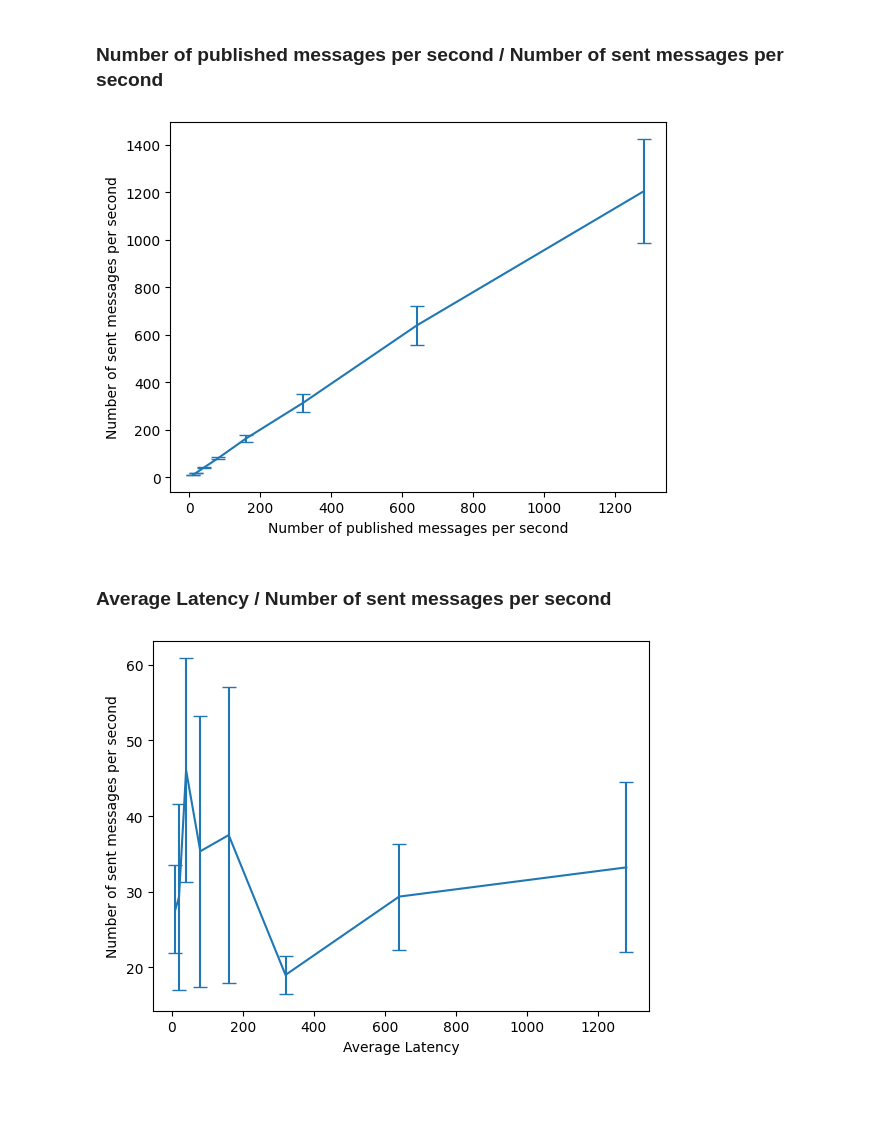
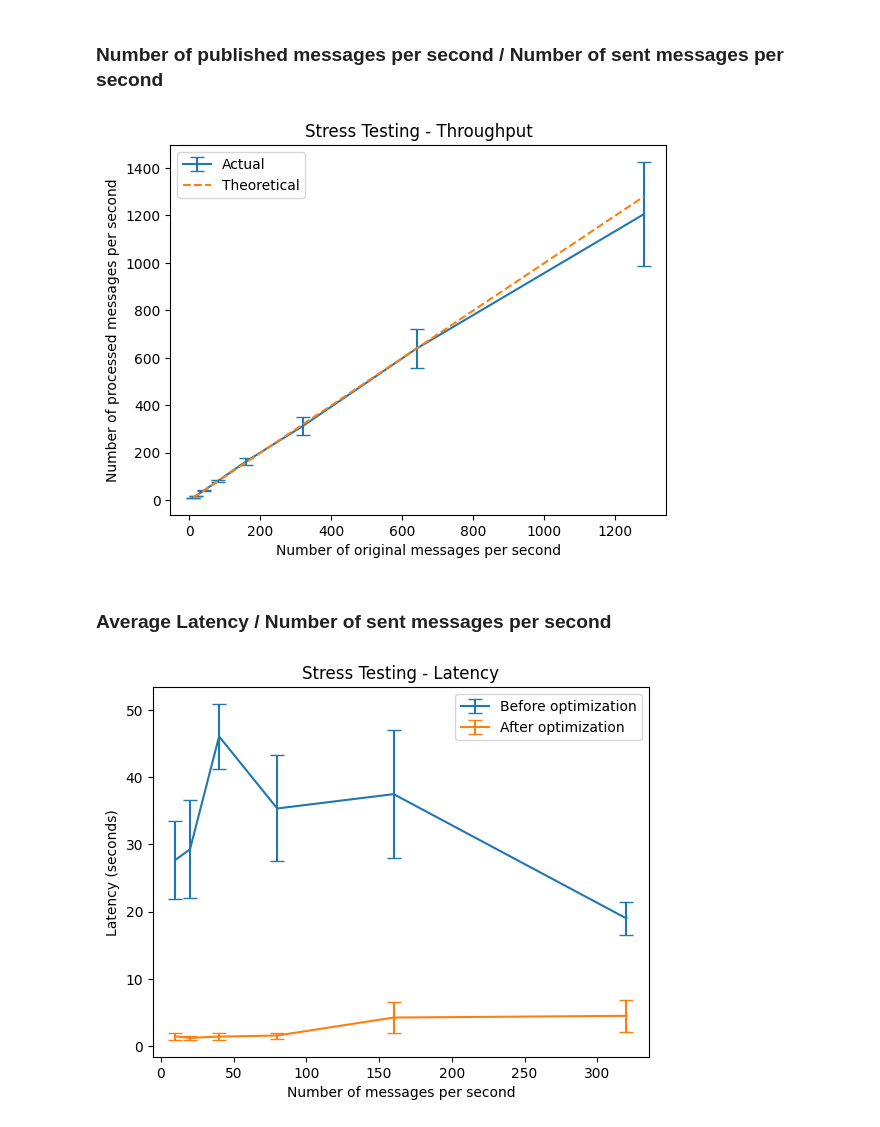
Before and after one commit to ml4wireless/adsb-nats, a Jupyter notebook: stress-test/plot/plot.ipynb, the cells around one changed output. Saved outputs shown, nothing was run; the diff lists cells and outputs as text; code cells hidden in the pictures; blank space fills up the shorter version.

Commit message:
add plot

```diff
--- a/stress-test/plot/plot.ipynb
+++ b/stress-test/plot/plot.ipynb
@@ -16,16 +17,19 @@ plt.savefig("plot1.png", dpi=300)
 # %% [markdown]
 ### Number of published messages per second / Number of sent messages per second
 # %%
-y = [9.874443407807874, 19.54826038307288, 39.90881734572004, 79.3277704406311, 163.79967891903564, 313.3439341031171, 639.3829351240825, 1205.4583994789093]
-y_err = [0.10434190778821169, 0.38941882428600766, 1.4569018328393784, 3.962222514377797, 15.439727401514103, 39.37626535506225, 81.73085649165283, 220.29990730995343]
+y = [9.805769419342436, 19.56178553966899, 40.082436856560754, 80.87751993038738, 163.79967891903564, 313.3439341031171, 639.3829351240825, 1205.4583994789093]
+y_err = [0.10307000552957915, 0.3121637121968478, 1.456961100527452, 3.182461588307222, 15.439727401514103, 39.37626535506225, 81.73085649165283, 220.29990730995343]
 x = [10, 20, 40, 80, 160, 320, 640, 1280]
 # %%
-plt.errorbar(x, y, yerr = y_err, capsize=5)
-plt.xlabel("Number of published messages per second")
-plt.ylabel("Number of sent messages per second")
-plt.savefig("plot2.png", dpi=300)
+plt.errorbar(x, y, yerr = y_err, capsize=5, label = "Actual")
+plt.errorbar(x, x, capsize=5, linestyle="--", label="Theoretical")
+plt.ylabel("Number of processed messages per second")
+plt.xlabel("Number of original messages per second")
+plt.legend()
+plt.title("Stress Testing - Throughput")
+plt.savefig("plot5.png", dpi=300)
 # %% [output]
-[figure, old version]
+[figure, new version]
 # %% [markdown]
 ### Average Latency / Number of sent messages per second
 # %%
@@ -35,7 +42,11 @@ x = [10, 20, 40, 80, 160, 320, 640, 1280]
 # %%
-plt.errorbar(x, y, yerr = y_err, capsize=5)
-plt.xlabel("Average Latency")
-plt.ylabel("Number of sent messages per second")
-plt.savefig("plot3.png", dpi=300)
+plt.errorbar(x, y, yerr = y_err, capsize=5, label="Before optimization")
+plt.errorbar(x, new_y, yerr = new_y_err, capsize=5, label="After optimization")
+
+plt.ylabel("Latency (seconds)")
+plt.xlabel("Number of messages per second")
+plt.legend()
+plt.title("Stress Testing - Latency")
+plt.savefig("plot6.png", dpi=300)
 # %% [output]
-[figure, old version]
+[figure, new version]
```
Also changed, not shown: parts of 2 cells of this notebook, 2 other files.
